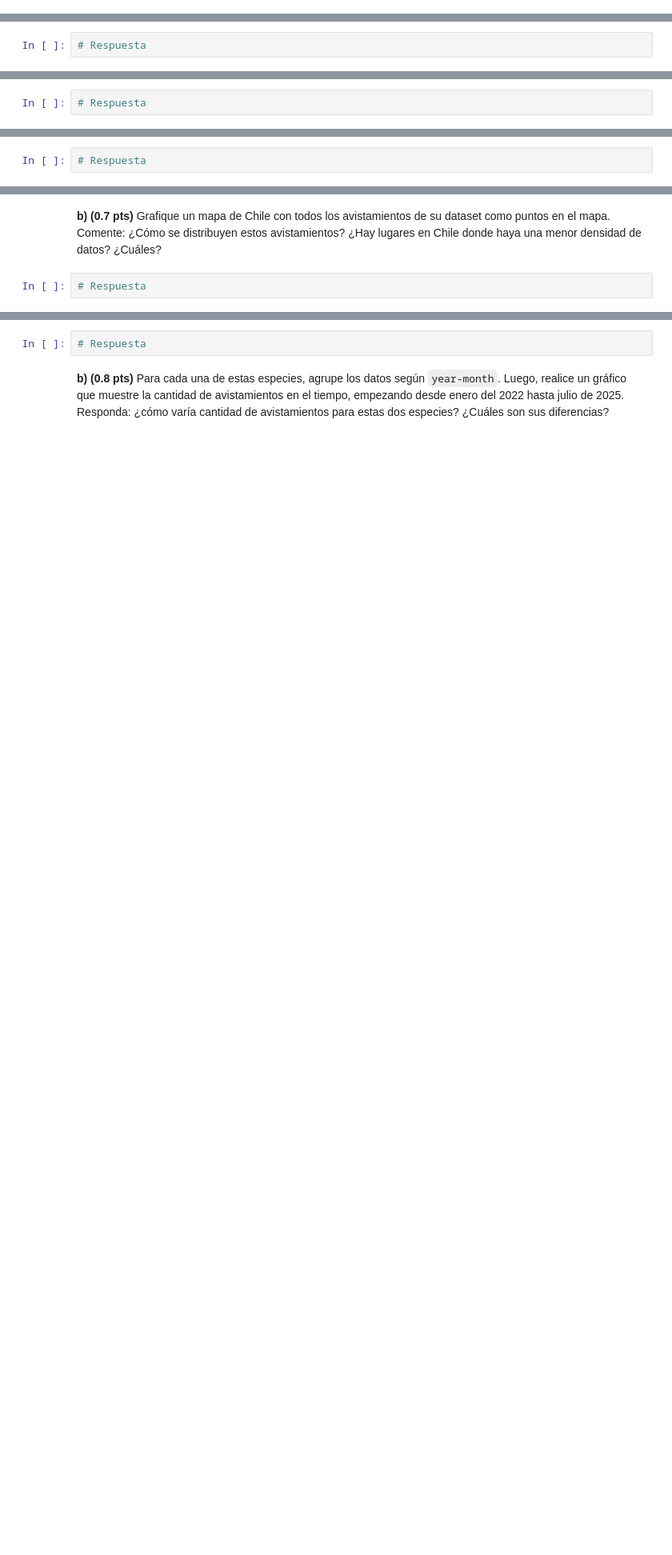
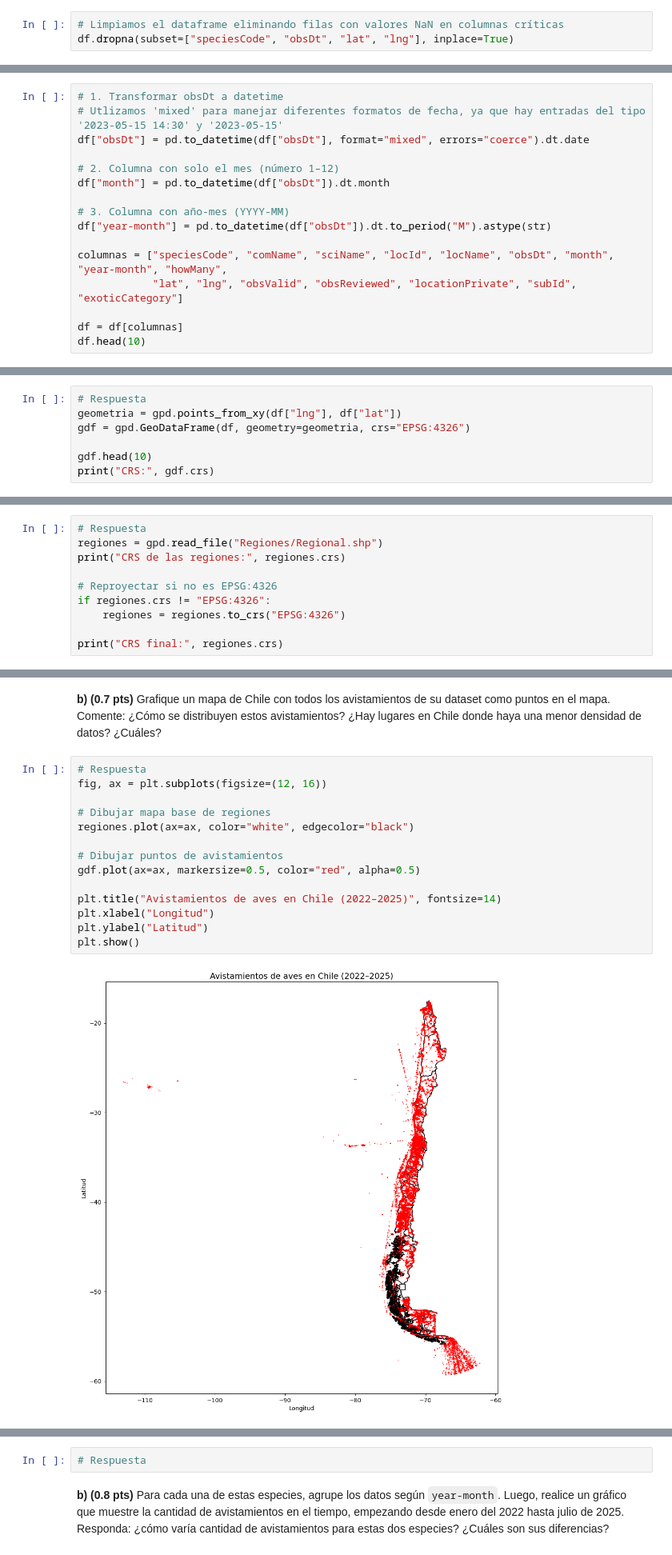
Before and after one commit to IgnOsorioo/IMT2200-Ignacio-Osorio, a Jupyter notebook: Tareas/Tarea 2/IMT2200-25s2 - Tarea 02.ipynb, the cells around one changed output, grey strips where cells are left out. Shown at 80% size. Saved outputs shown, nothing was run; the diff lists cells and outputs as text; blank space fills up the shorter version.

```diff
--- a/Tareas/Tarea 2/IMT2200-25s2 - Tarea 02.ipynb
+++ b/Tareas/Tarea 2/IMT2200-25s2 - Tarea 02.ipynb
@@ -124 +181,4 @@ Responda:
+# %%
+# Limpiamos el dataframe eliminando filas con valores NaN en columnas críticas
+df.dropna(subset=["speciesCode", "obsDt", "lat", "lng"], inplace=True)
 # %%
@@ -130,4 +213,18 @@ Responda:
 * `month` con únicamente el mes del avistamiento (puede dejar el mes como número entero de 1 a 12).
 * `year-month` con el mes y año fecha en formato YYYY-MM
 # %%
-# Respuesta
+# 1. Transformar obsDt a datetime
+# Utlizamos 'mixed' para manejar diferentes formatos de fecha, ya que hay entradas del tipo '2023-05-15 14:30' y '2023-05-15'
+df["obsDt"] = pd.to_datetime(df["obsDt"], format="mixed", errors="coerce").dt.date
+
+# 2. Columna con solo el mes (número 1–12)
+df["month"] = pd.to_datetime(df["obsDt"]).dt.month
+
+# 3. Columna con año-mes (YYYY-MM)
+df["year-month"] = pd.to_datetime(df["obsDt"]).dt.to_period("M").astype(str)
+
+columnas = ["speciesCode", "comName", "sciName", "locId", "locName", "obsDt", "month", "year-month", "howMany",
+            "lat", "lng", "obsValid", "obsReviewed", "locationPrivate", "subId", "exoticCategory"]
+
+df = df[columnas]
+df.head(10)
@@ -135,3 +244,8 @@ Responda:
 **b) (0.5 pts)** Averigue cómo tranformar su DataFrame de Pandas en un GeoDataFrame de GeoPandas. Para esto, utilice las columnas `lat`y `lng` para generar los puntos de la nueva columna `geometry`. Para las visualizaciones siguientes utilizaremos el Coordinate Reference System (CRS) EPSG 4326 (también llamado [WGS 84](https://es.wikipedia.org/wiki/WGS84)). Asegúrese que sus coordenadas correspondan a este CRS al crear su GeoDataFrame.
 # %%
 # Respuesta
+geometria = gpd.points_from_xy(df["lng"], df["lat"])
+gdf = gpd.GeoDataFrame(df, geometry=geometria, crs="EPSG:4326")
+
+gdf.head(10)
+print("CRS:", gdf.crs)
@@ -141,3 +257,11 @@ Responda:
 **a) (0.3 pts)** Utilice `geopandas` para leer el archivo `Regional.shp` descargado de BCN. Asegúrese de que su CRS sea el mismo que utilizó en la sección anterior.
 # %%
 # Respuesta
+regiones = gpd.read_file("Regiones/Regional.shp")
+print("CRS de las regiones:", regiones.crs)
+
+# Reproyectar si no es EPSG:4326
+if regiones.crs != "EPSG:4326":
+    regiones = regiones.to_crs("EPSG:4326")
+
+print("CRS final:", regiones.crs)
@@ -145,6 +272,20 @@ Responda:
 **b) (0.7 pts)** Grafique un mapa de Chile con todos los avistamientos de su dataset como puntos en el mapa. Comente: ¿Cómo se distribuyen estos avistamientos? ¿Hay lugares en Chile donde haya una menor densidad de datos? ¿Cuáles?
 # %%
 # Respuesta
+fig, ax = plt.subplots(figsize=(12, 16))
+
+# Dibujar mapa base de regiones
+regiones.plot(ax=ax, color="white", edgecolor="black")
+
+# Dibujar puntos de avistamientos
+gdf.plot(ax=ax, markersize=0.5, color="red", alpha=0.5)
+
+plt.title("Avistamientos de aves en Chile (2022–2025)", fontsize=14)
+plt.xlabel("Longitud")
+plt.ylabel("Latitud")
+plt.show()
+# %% [output]
+[figure, added]
 # %% [markdown]
 ### 3.4 Visualización de migraciones (2.5 puntos)
 
```
Also changed, not shown: parts of 10 cells of this notebook, 9 other files.
